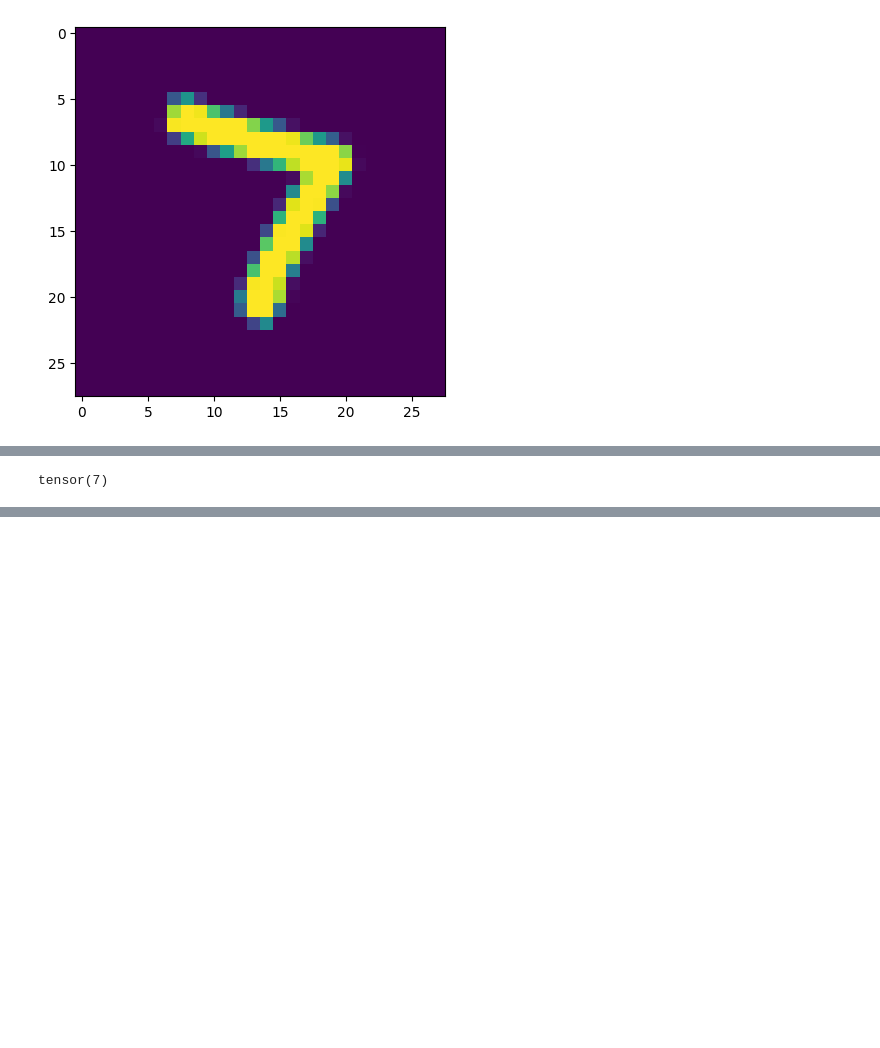
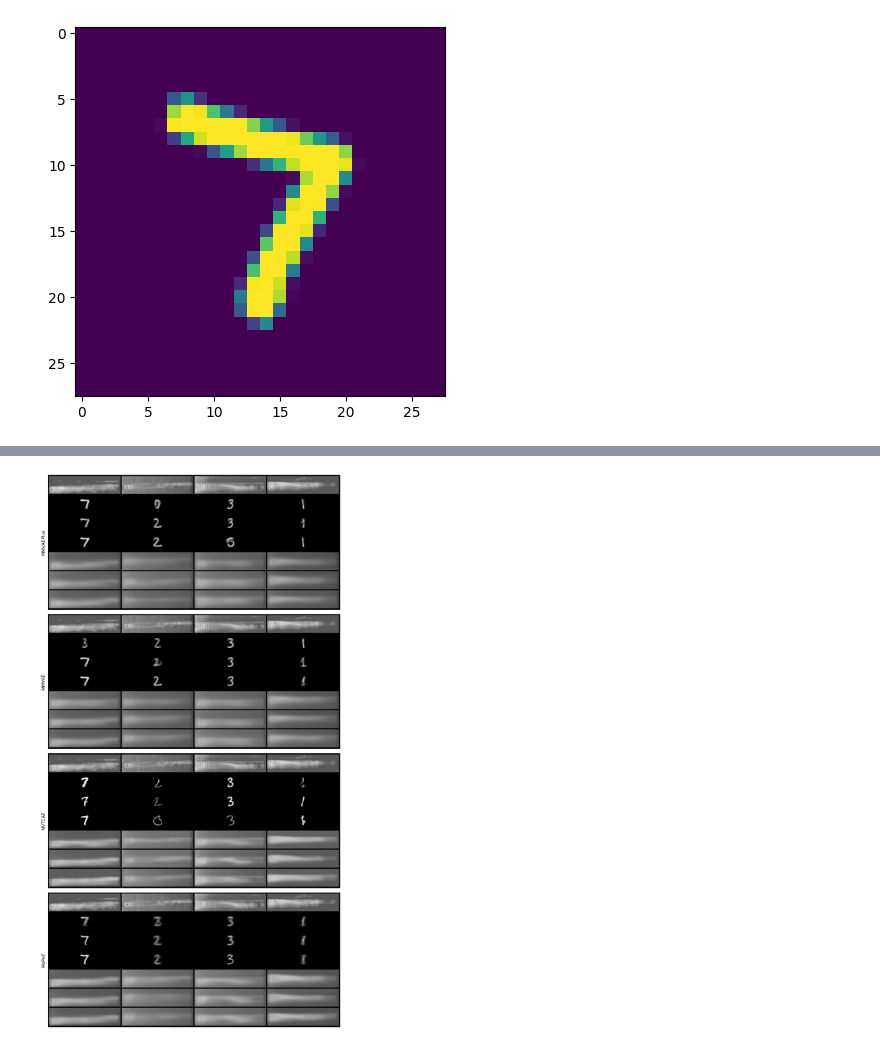
Before and after one commit to AgatheSenellart/MultiVae, a Jupyter notebook: mhd/test_mhd.ipynb, the cells around one changed output, grey strips where cells are left out. Saved outputs shown, nothing was run; the diff lists cells and outputs as text; code cells hidden in the pictures; blank space fills up the shorter version.

```diff
--- a/mhd/test_mhd.ipynb
+++ b/mhd/test_mhd.ipynb
@@ -1,7 +1,7 @@
 # %%
 from multivae.data.datasets import MHD
 # %%
-dataset = MHD('/home/asenella/scratch/data/MHD/mhd_test.pt')
+dataset = MHD('/home/asenella/scratch/data/MHD/', split='test')
 # %%
 import matplotlib.pyplot as plt
 sample = dataset[0]
@@ -30,5 +15,62 @@ classifiers['audio'].load_state_dict(torch.load(os.path.join(classifiers_path, '
-# %%
-classifiers['audio'].eval()
-torch.argmax(classifiers['audio'](sample.data['audio'].unsqueeze(0)))
-# %% [output]
-tensor(7)
+# %%
+from multivae.models import AutoModel
+import os, glob
+import json
+from config import *
+from multivae.metrics.reconstruction import Reconstruction, ReconstructionConfig
+from multivae.metrics import Visualization, VisualizationConfig
+import wandb
+import matplotlib.pyplot as plt
+import numpy as np
+
+models_name = ['MMVAEPlus', 'MMVAE', 'MVTCAE','MoPoE']
+betas = ['beta_5']
+rescales = ['True']
+
+fig = plt.figure(figsize=(6*20,1.5*20))
+i=1
+for model_name in models_name:
+    for beta in betas:
+        for rescale in rescales:
+
+            for seed in range(1):
+
+                model_path = f'asenella/incomplete_mhd_{model_name}_{beta}_scale_{rescale}_seed_{seed}'
+                model = AutoModel.load_from_hf_hub(model_path, allow_pickle=True)
+
+
+
+                if seed==0:
+                    vis_config = VisualizationConfig(
+                        batch_size=128,
+                        n_samples=3,
+                        n_data_cond=4
+                    )
+
+                    vis_module = Visualization(
+                        model,
+                        dataset,
+                        # output=path,
+                        eval_config=vis_config
+                    )
+
+
+                    image = vis_module.conditional_samples_subset(['audio'], ['image', 'audio'])
+
+                    ax = plt.subplot(7,1,i)
+
+
+                    ax.imshow(np.array(image))
+
+                    ax.set_xticks([])
+                    ax.set_yticks([])
+
+
+                    ax.set_ylabel(model_name)
+
+                    i+=1
+
+plt.tight_layout()
+
+plt.savefig("recon_from_audio")
+# %% [output]
@@ -34,0 +97 @@ tensor(7)
+[figure, added]
```
Also changed, not shown: parts of 4 cells of this notebook, 28 other files.
